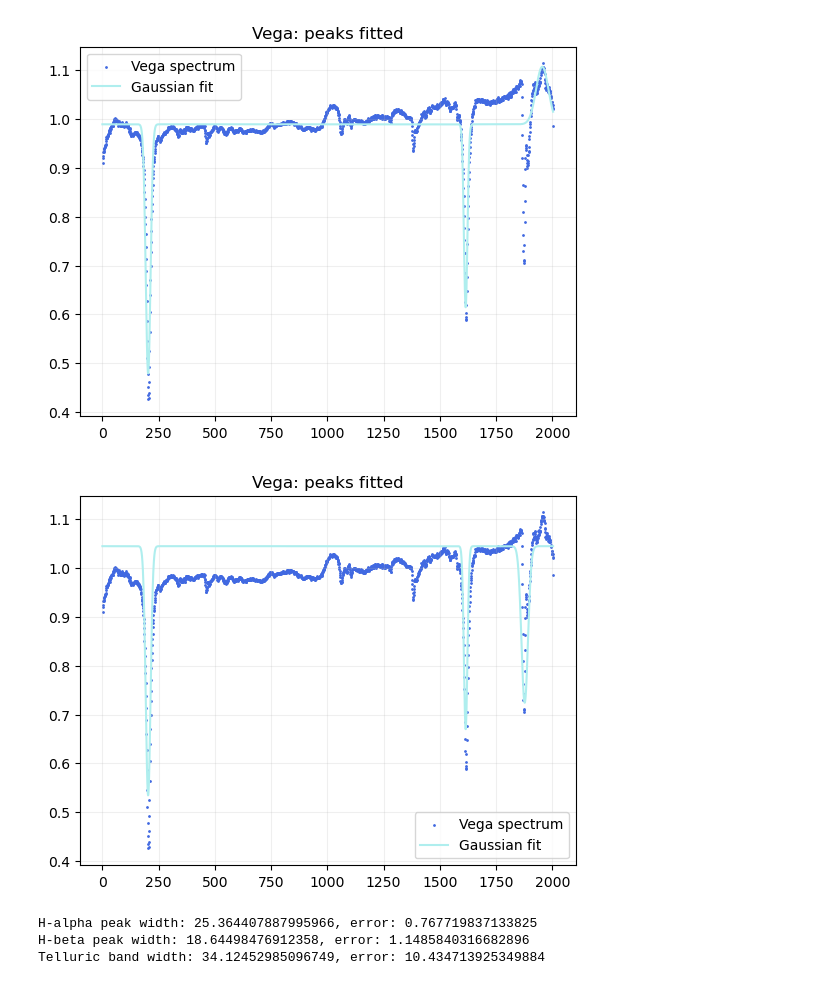
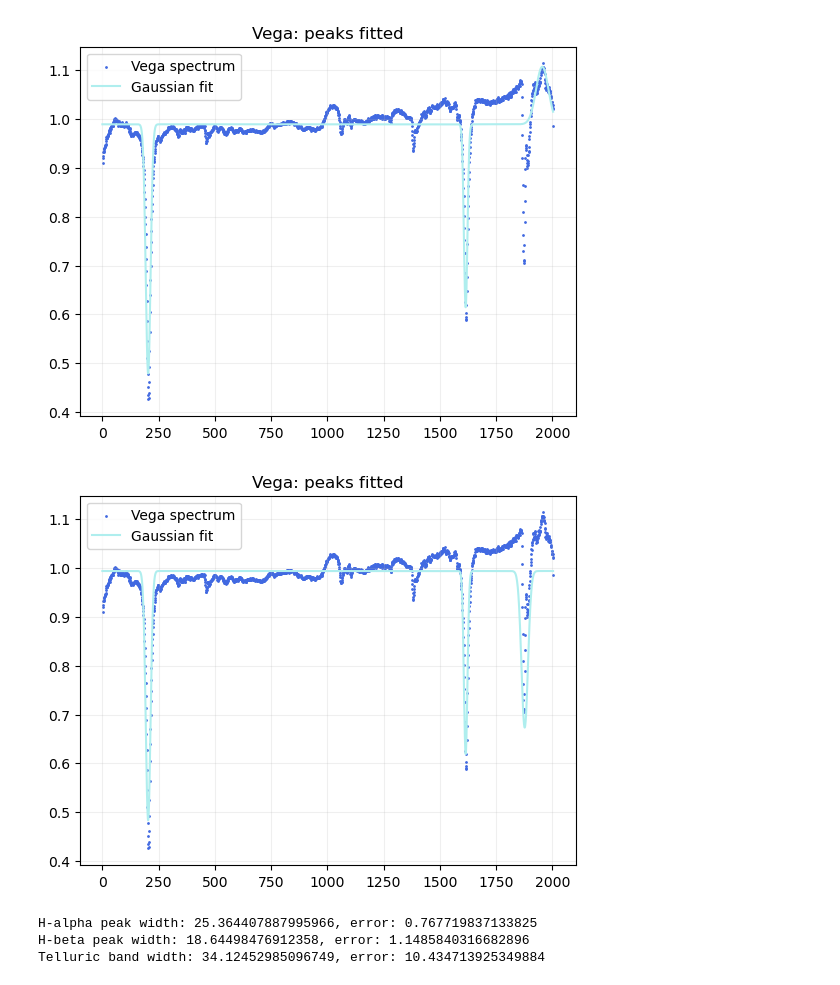
Before and after one commit to Timobrenn/G99-Spectroscopy, a Jupyter notebook: FWHM-vega.ipynb, the cells around one changed output. Drawn from its saved outputs; the diff is of its cells as text; code cells hidden in the pictures.

```diff
--- a/FWHM-vega.ipynb
+++ b/FWHM-vega.ipynb
@@ -198,32 +199,30 @@ close(fig)
 # %%
 # separate code for the 3rd peak because it's being quirky; TODO: add 4th peak at ~1400
 # wait is it an emission peak??? should vega even have emission?????? no it shouldn't
 # my interpretation: H-alpha, H-beta, Telluric band TODO: make it an actual band
 
 x_range_3rdpeak = np.arange(1850,1900)
 
 beta, pcov3 = curve_fit(f_gaussian, x_range_3rdpeak, dat_vega_0[1850:1900], p0=(-0.4, 1900, 20, 1.05))
 
 a3,m3,s3,z3=beta
 # f_3rdpeak = np.zeros(x_range)
 # f_3rdpeak[range(1850,1900)]=f_gaussian(x_range,a3,m3,s3,0)
 
-z = np.mean([z1,z2,z3])
-
-z = np.mean([z1,z2,z3])
+z = np.median([z1,z2,z3])
 
 f_composed = f_gaussian(x_range,a1,m1,s1,z)+f_gaussian(x_range,a2,m2,s2,0)+f_gaussian(x_range,a3,m3,s3,0)
 fig=figure()
 frame=fig.add_subplot(1,1,1)
 frame.scatter(x_range,dat_vega_0,color="royalblue", label="Vega spectrum",s=1)
 frame.plot(f_composed,color="paleturquoise", label="Gaussian fit")
 frame.set_title("Vega: peaks fitted")
 frame.grid(alpha=0.2)
 frame.legend()
 show()
 close(fig)
 # %% [output]
-[figure, old version]
+[figure, new version]
 # %%
 fwhm1=2*s1*np.sqrt(2*np.log(2))
 fwhm2=2*s2*np.sqrt(2*np.log(2))
```
Also changed, not shown: parts of 4 cells of this notebook.
